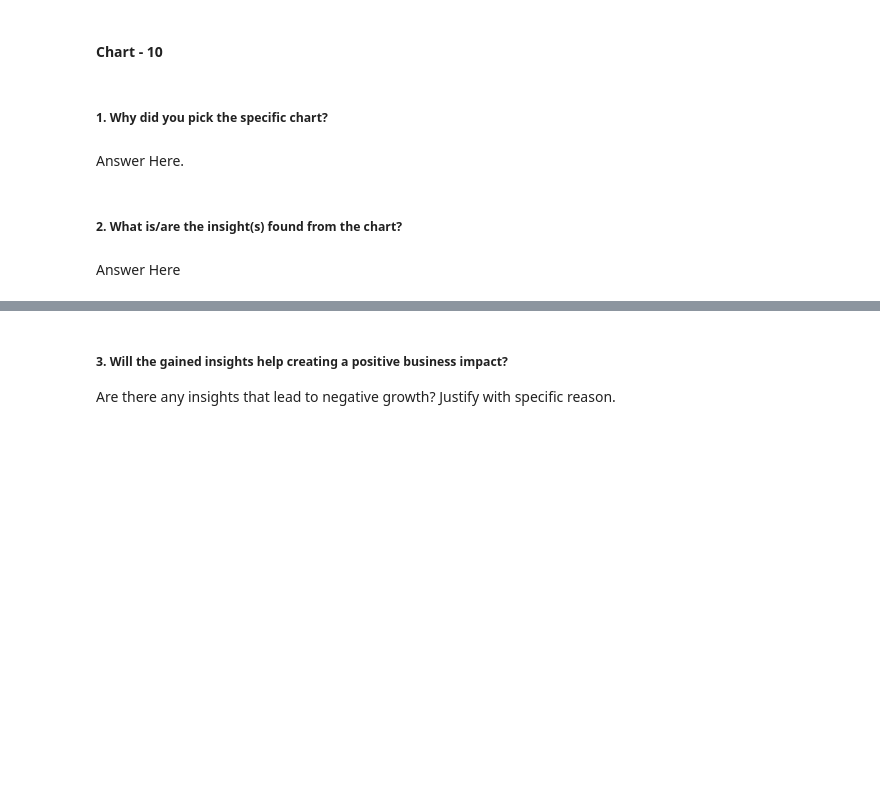
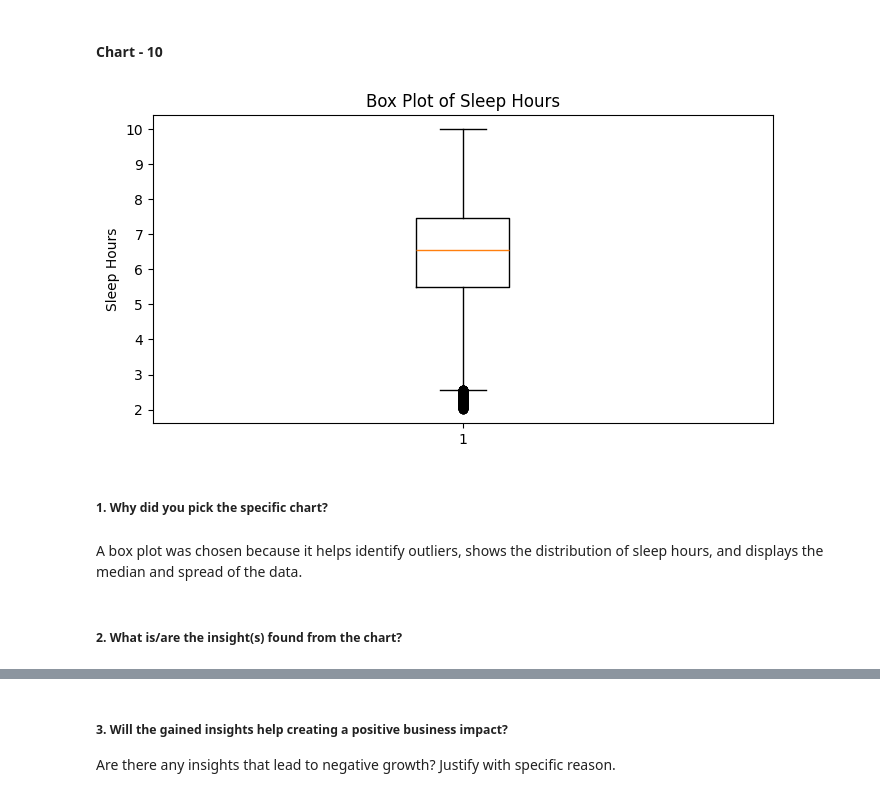
Before and after one commit to Bhuvneshwari19/student-lifestyle-stress-prediction, a Jupyter notebook: student_lifestyle_stress_prediction.ipynb, the cells around one changed output, grey strips where cells are left out. Cells and saved outputs as stored; diff of their text form; code cells hidden in the pictures; blank space fills up the shorter version.

Commit message:
Complete data visualization with comparative and correlation analysis

```diff
--- a/student_lifestyle_stress_prediction.ipynb
+++ b/student_lifestyle_stress_prediction.ipynb
@@ -608,8 +606,18 @@ Yes. The records are spread across almost all months, making the analysis more b
+# %%
+# Chart - 10 visualization code
+# Box plot for Sleep_Hours
+plt.figure(figsize=(8,4))
+plt.boxplot(df1['Sleep_Hours'])
+# title and labels
+plt.title("Box Plot of Sleep Hours")
+plt.ylabel("Sleep Hours")
+# Display the chart
+plt.show()
+# %% [output]
+[figure, added]
 # %% [markdown]
 ##### 1. Why did you pick the specific chart?
-# %% [markdown]
-Answer Here.
+# %% [markdown]
+A box plot was chosen because it helps identify outliers, shows the distribution of sleep hours, and displays the median and spread of the data.
 # %% [markdown]
 ##### 2. What is/are the insight(s) found from the chart?
-# %% [markdown]
-Answer Here
```
Also changed, not shown: parts of 40 cells of this notebook.
